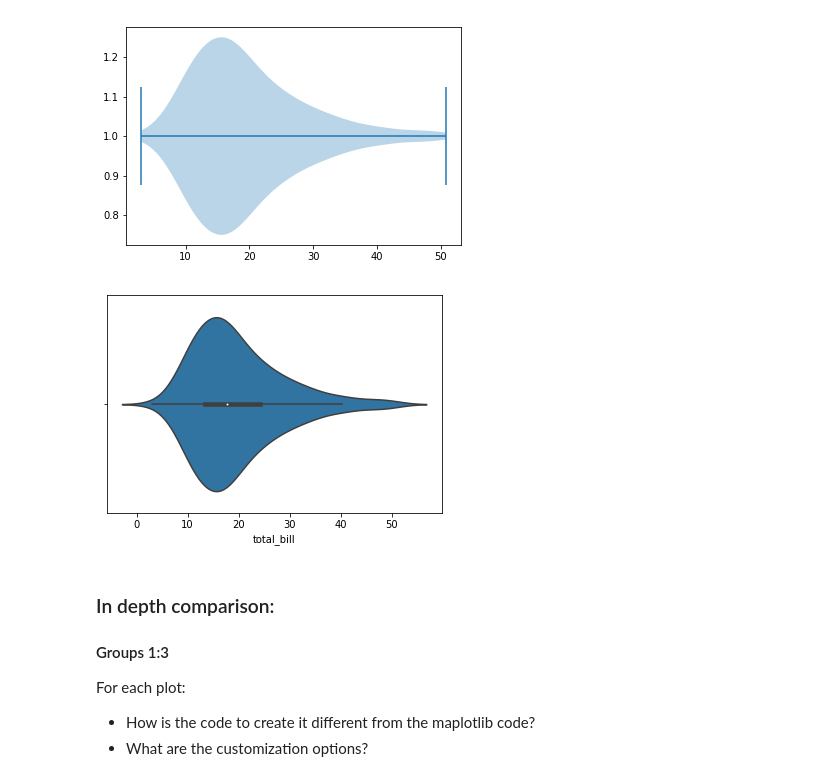
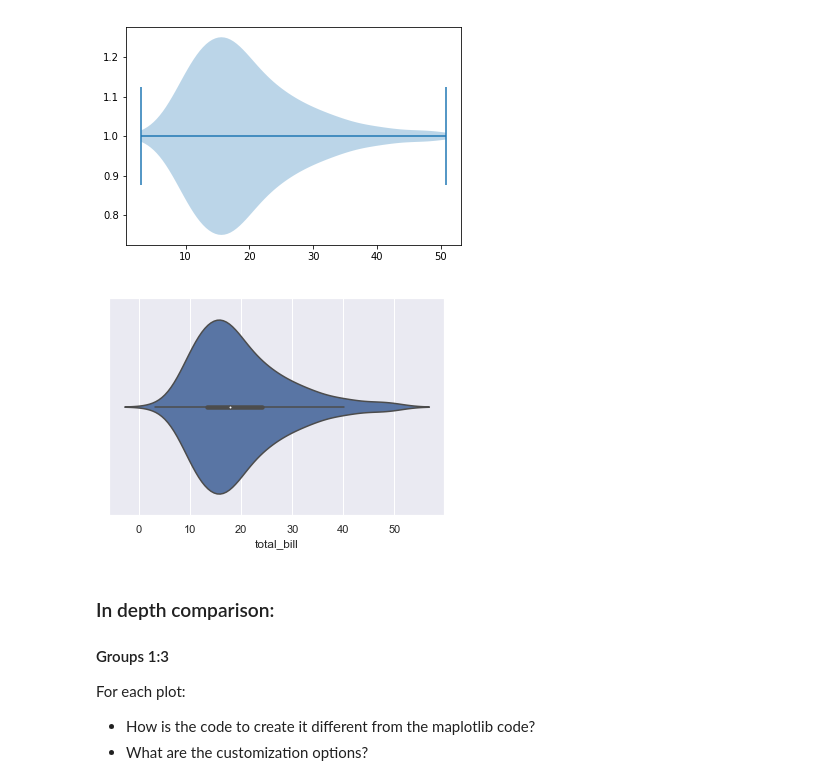
Before and after one commit to learn-co-students/chicago-ds-080519, a Jupyter notebook: Module 1/week-2/day_9_visualizations_seaborn/The-good-the-bad-the-seaborn.ipynb, the cells around one changed output. Cells and saved outputs as stored; diff of their text form; code cells hidden in the pictures.

```diff
--- a/Module 1/week-2/day_9_visualizations_seaborn/The-good-the-bad-the-seaborn.ipynb
+++ b/Module 1/week-2/day_9_visualizations_seaborn/The-good-the-bad-the-seaborn.ipynb
@@ -51,19 +51,20 @@ plt.show()
 # %%
 # Seaborn:
 
 import matplotlib.pyplot as plt
 import seaborn as sns
+sns.set()
 
 # Load the data
 tips = sns.load_dataset("tips")
 
 # Create violinplot
 sns.violinplot(x = "total_bill", data=tips)
 
 # Show the plot
 plt.show()
 # %% [output]
-[figure, old version]
+[figure, new version]
 # %% [markdown]
 ### In depth comparison:
 
```
Also changed, not shown: parts of 5 cells of this notebook, 5 other files.
